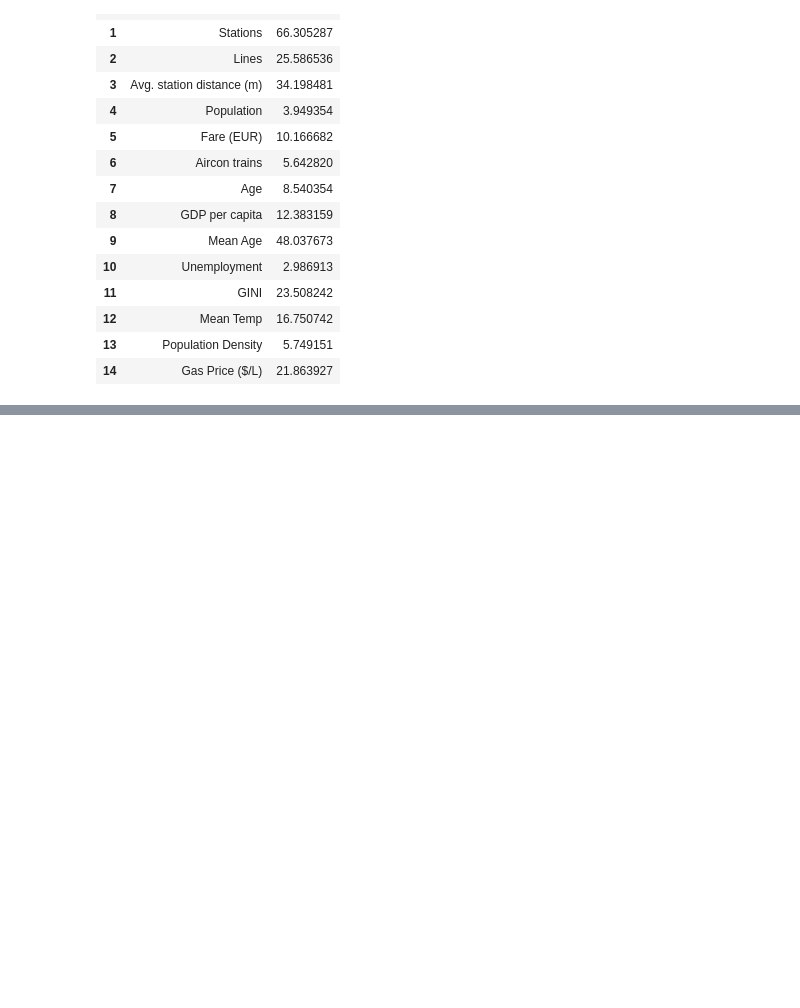
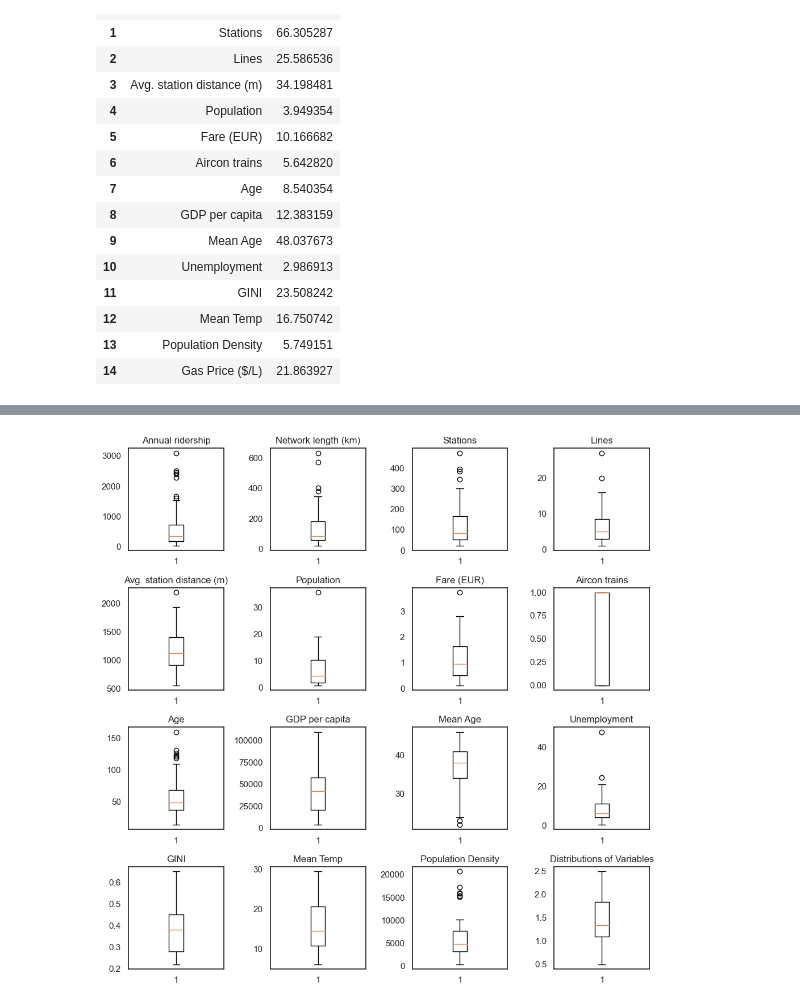
Before and after one commit to danagajewski/EconomicsCapstonData, a Jupyter notebook: CreatingVisuals.ipynb, the cells around one changed output, grey strips where cells are left out. Saved outputs shown, nothing was run; the diff lists cells and outputs as text; code cells hidden in the pictures; blank space fills up the shorter version.

```diff
--- a/CreatingVisuals.ipynb
+++ b/CreatingVisuals.ipynb
@@ -118,0 +173,23 @@ vif
+# %%
+metro_df_bw = metro_df.iloc[:, 2:]
+# %%
+# Create a figure with 4x4 subplots
+fig, axs = plt.subplots(4, 4, figsize=(10, 10))
+
+# Loop through every column in the DataFrame
+for i, col in enumerate(metro_df_bw.columns):
+    # Create a box and whisker plot for the current column
+    axs[i//4, i%4].boxplot(metro_df_bw[col])
+    axs[i//4, i%4].set_title(col)
+
+plt.title("Distributions of Variables")
+
+# Adjust the layout of the subplots
+plt.tight_layout()
+
+
+
+# Display the plot
+plt.show()
+# %% [output]
+[figure, added]
```
Also changed, not shown: parts of 3 cells of this notebook, 5 other files.
